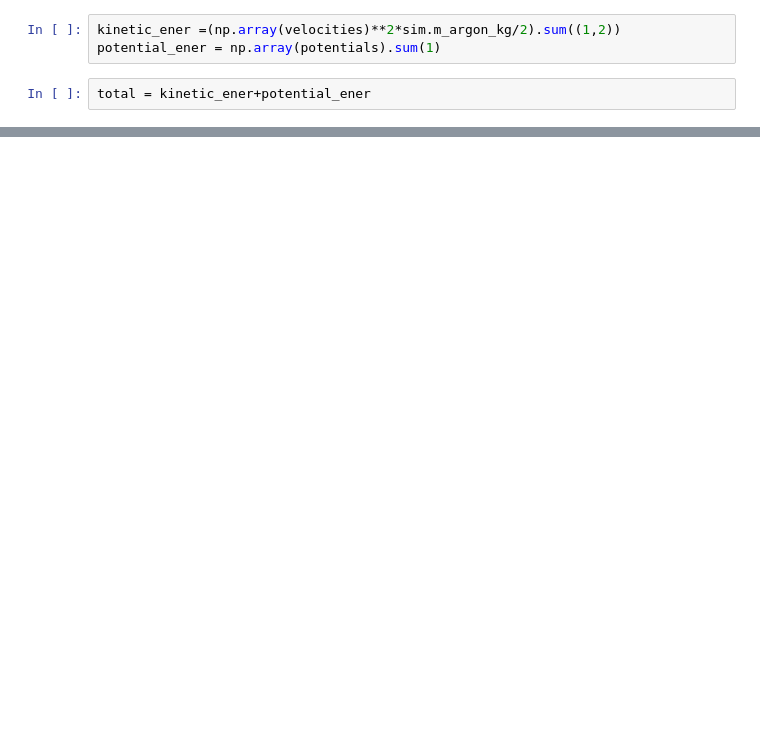
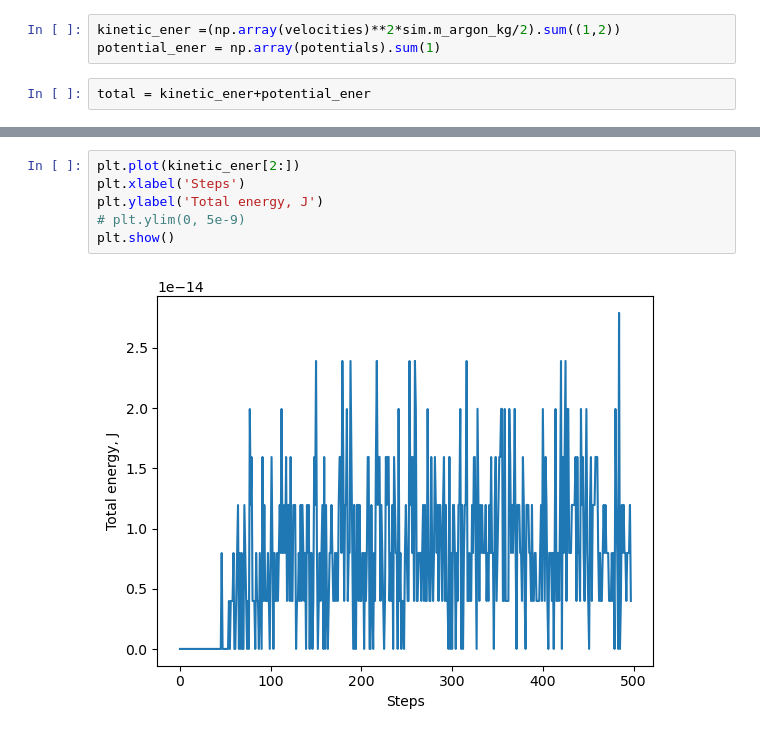
Before and after one commit to Truman-Xu/ArgonSim, a Jupyter notebook: ArgonSimulation.ipynb, the cells around one changed output, grey strips where cells are left out. Saved outputs shown, nothing was run; the diff lists cells and outputs as text; blank space fills up the shorter version.

```diff
--- a/ArgonSimulation.ipynb
+++ b/ArgonSimulation.ipynb
@@ -329,0 +408,8 @@ plt.show()
+# %%
+plt.plot(kinetic_ener[2:])
+plt.xlabel('Steps')
+plt.ylabel('Total energy, J')
+# plt.ylim(0, 5e-9)
+plt.show()
+# %% [output]
+[figure, added]
```
Also changed, not shown: parts of 23 cells of this notebook, 1 other file.
